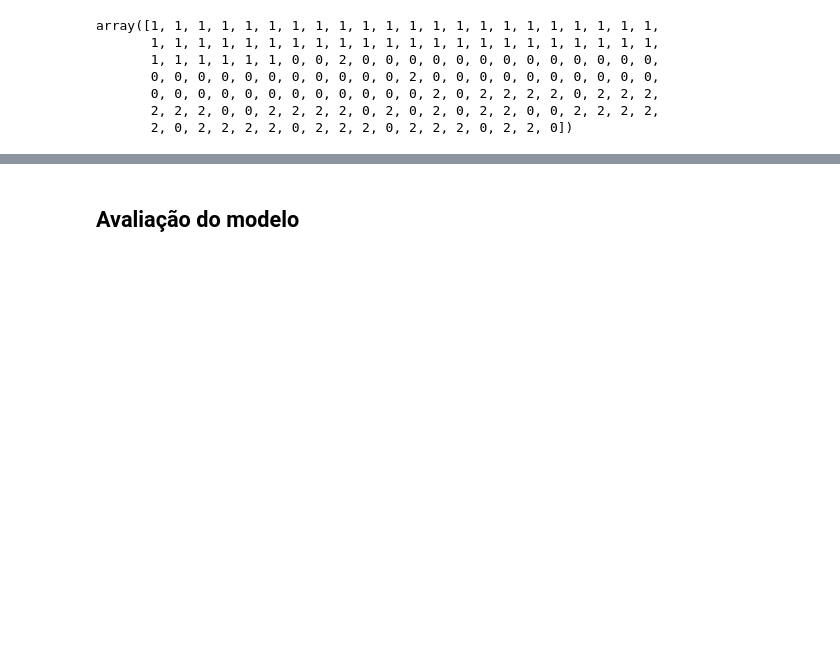
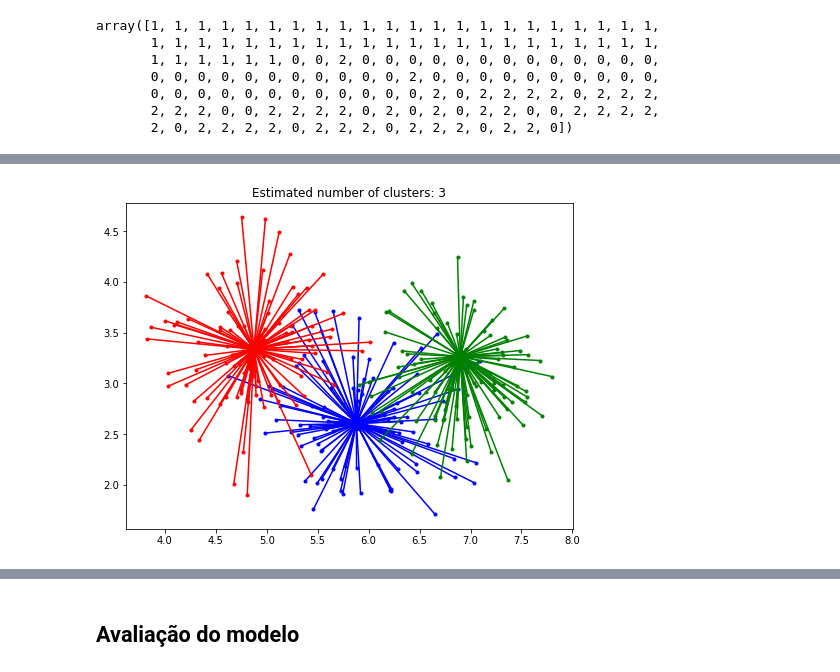
Before and after one commit to rafhaelom/Machine_Learning, a Jupyter notebook: Cluster_KMeans_Iris.ipynb, the cells around one changed output, grey strips where cells are left out. Drawn from its saved outputs; the diff is of its cells as text; code cells hidden in the pictures; blank space fills up the shorter version.

```diff
--- a/Cluster_KMeans_Iris.ipynb
+++ b/Cluster_KMeans_Iris.ipynb
@@ -233,0 +272,3 @@ array([1, 1, 1, 1, 1, 1, 1, 1, 1, 1, 1, 1, 1, 1, 1, 1, 1, 1, 1, 1, 1, 1,
+# %%
+X_true, labels_true = make_blobs(n_samples=300, centers=centroids, cluster_std=0.5,
+                            random_state=0)
@@ -233,0 +302,7 @@ array([1, 1, 1, 1, 1, 1, 1, 1, 1, 1, 1, 1, 1, 1, 1, 1, 1, 1, 1, 1, 1, 1,
+# %%
+# Compute Affinity Propagation
+af = AffinityPropagation(preference=-50).fit(X_true)
+cluster_centers_indices = af.cluster_centers_indices_
+labels = af.labels_
+
+n_clusters_ = len(cluster_centers_indices)
@@ -233,0 +328,19 @@ array([1, 1, 1, 1, 1, 1, 1, 1, 1, 1, 1, 1, 1, 1, 1, 1, 1, 1, 1, 1, 1, 1,
+# %%
+plt.close('all')
+plt.figure(1)
+plt.clf()
+
+colors = cycle('bgrcmykbgrcmykbgrcmykbgrcmyk')
+for k, col in zip(range(n_clusters_), colors):
+    class_members = labels == k
+    cluster_center = X_true[cluster_centers_indices[k]]
+    plt.plot(X_true[class_members, 0], X_true[class_members, 1], col + '.')
+    plt.plot(cluster_center[0], cluster_center[1], 'o', markerfacecolor=col,
+             markeredgecolor='k', markersize=14)
+    for x in X_true[class_members]:
+        plt.plot([cluster_center[0], x[0]], [cluster_center[1], x[1]], col)
+
+plt.title('Estimated number of clusters: %d' % n_clusters_)
+plt.show()
+# %% [output]
+[figure, added]
```
Also changed, not shown: parts of 33 cells of this notebook.
